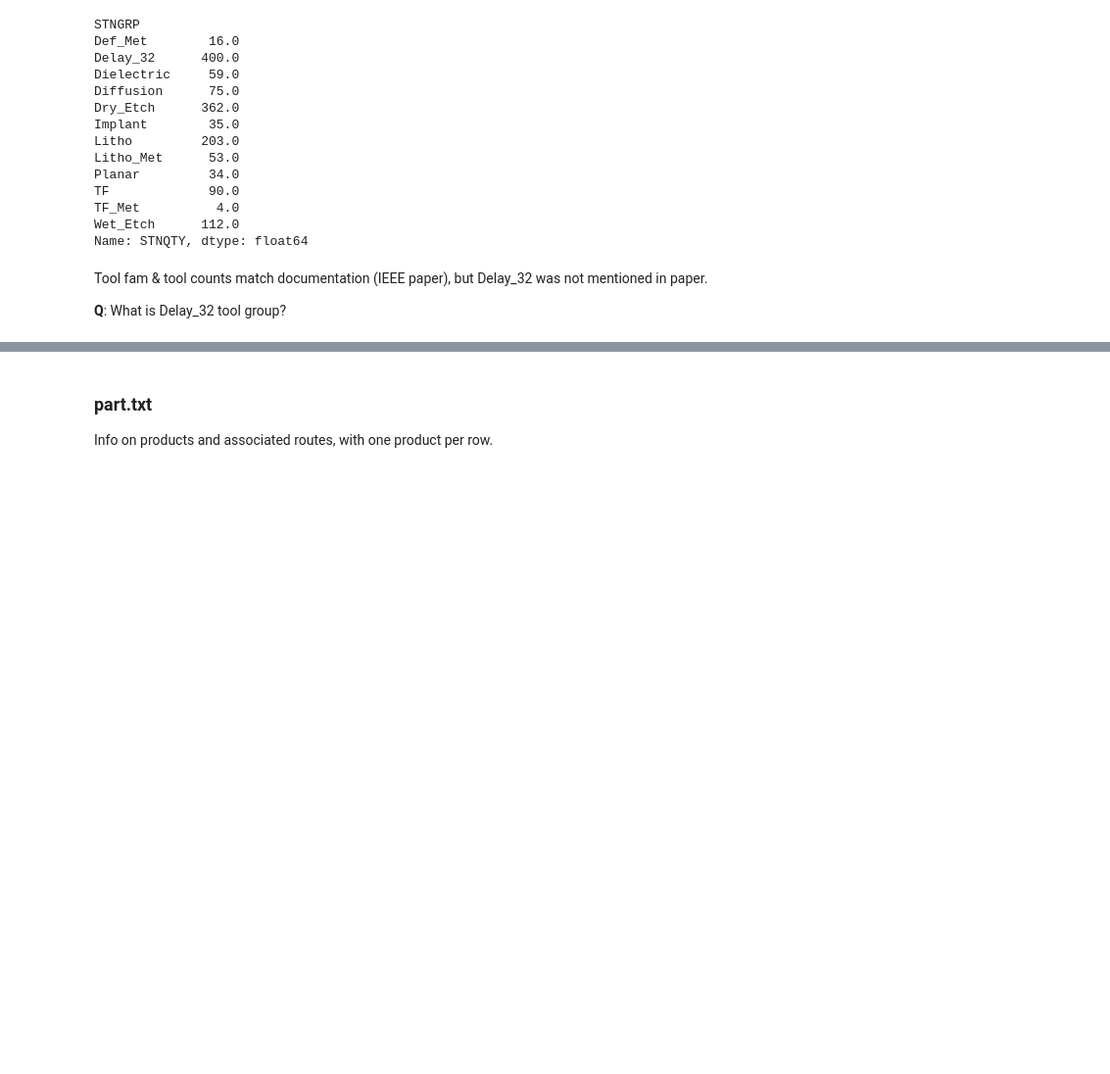
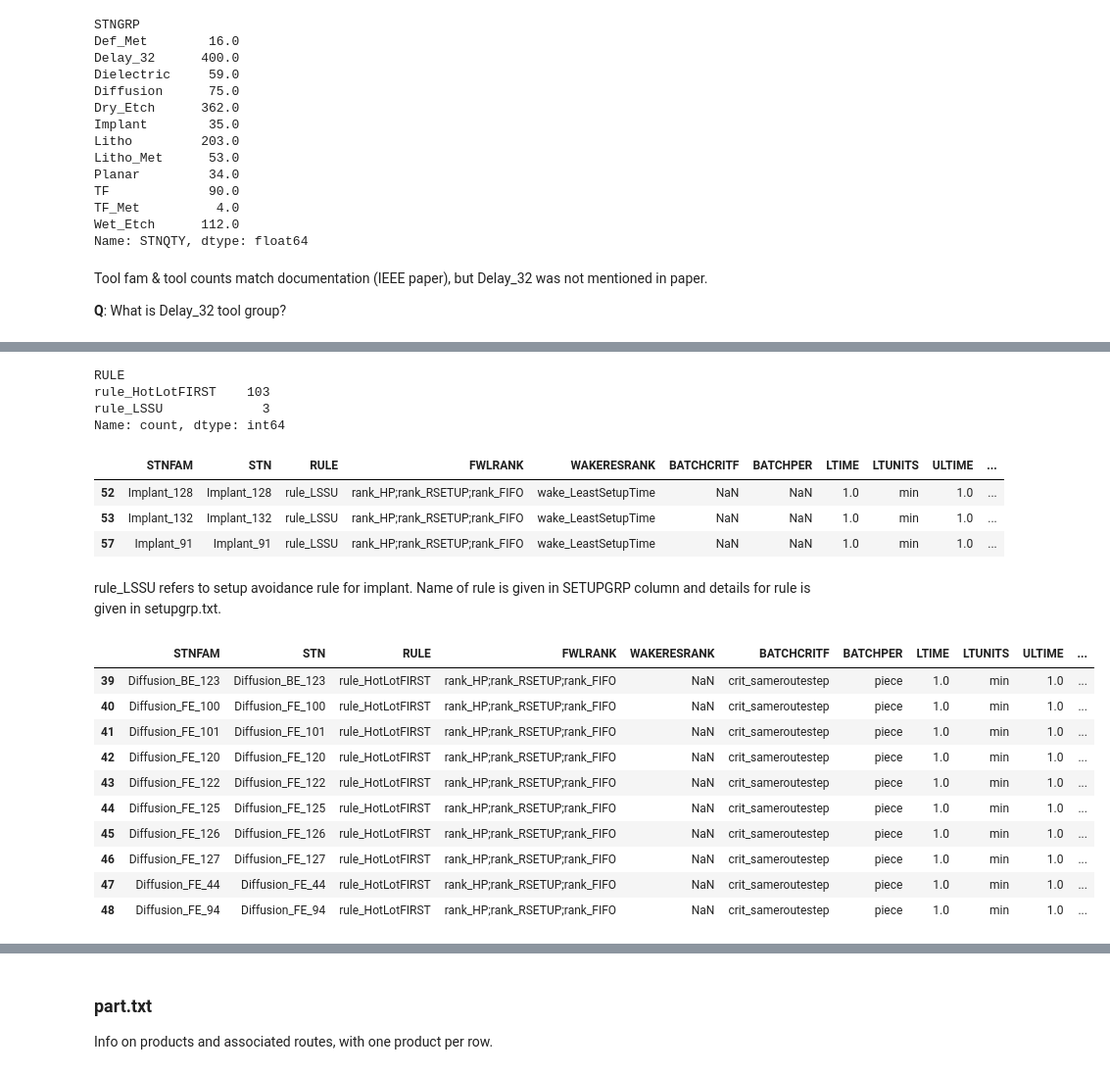
Before and after one commit to kathyxiong/PySCFabSim-release, a Jupyter notebook: explore_smt2020.ipynb, the cells around one changed output, grey strips where cells are left out. Shown at 98% size. Cells and saved outputs as stored; diff of their text form; code cells hidden in the pictures; blank space fills up the shorter version.

```diff
--- a/explore_smt2020.ipynb
+++ b/explore_smt2020.ipynb
@@ -165,0 +212,30 @@ Tool fam & tool counts match documentation (IEEE paper), but Delay_32 was not me
+# %%
+tool["RULE"].value_counts()
+# %% [output]
+RULE
+rule_HotLotFIRST    103
+rule_LSSU             3
+Name: count, dtype: int64
+# %%
+tool.loc[tool["RULE"] == "rule_LSSU"]
+# %% [output]
+|  | STNFAM | STN | RULE | FWLRANK | WAKERESRANK | BATCHCRITF | BATCHPER | LTIME | LTUNITS | ULTIME | ... |
+| 52 | Implant_128 | Implant_128 | rule_LSSU | rank_HP;rank_RSETUP;rank_FIFO | wake_LeastSetupTime | NaN | NaN | 1.0 | min | 1.0 | ... |
+| 53 | Implant_132 | Implant_132 | rule_LSSU | rank_HP;rank_RSETUP;rank_FIFO | wake_LeastSetupTime | NaN | NaN | 1.0 | min | 1.0 | ... |
+| 57 | Implant_91 | Implant_91 | rule_LSSU | rank_HP;rank_RSETUP;rank_FIFO | wake_LeastSetupTime | NaN | NaN | 1.0 | min | 1.0 | ... |
+# %% [markdown]
+rule_LSSU refers to setup avoidance rule for implant. Name of rule is given in SETUPGRP column and details for rule is given in setupgrp.txt.
+# %%
+tool.loc[~tool["BATCHPER"].isna()]
+# %% [output]
+|  | STNFAM | STN | RULE | FWLRANK | WAKERESRANK | BATCHCRITF | BATCHPER | LTIME | LTUNITS | ULTIME | ... |
+| 39 | Diffusion_BE_123 | Diffusion_BE_123 | rule_HotLotFIRST | rank_HP;rank_RSETUP;rank_FIFO | NaN | crit_sameroutestep | piece | 1.0 | min | 1.0 | ... |
+| 40 | Diffusion_FE_100 | Diffusion_FE_100 | rule_HotLotFIRST | rank_HP;rank_RSETUP;rank_FIFO | NaN | crit_sameroutestep | piece | 1.0 | min | 1.0 | ... |
+| 41 | Diffusion_FE_101 | Diffusion_FE_101 | rule_HotLotFIRST | rank_HP;rank_RSETUP;rank_FIFO | NaN | crit_sameroutestep | piece | 1.0 | min | 1.0 | ... |
+| 42 | Diffusion_FE_120 | Diffusion_FE_120 | rule_HotLotFIRST | rank_HP;rank_RSETUP;rank_FIFO | NaN | crit_sameroutestep | piece | 1.0 | min | 1.0 | ... |
+| 43 | Diffusion_FE_122 | Diffusion_FE_122 | rule_HotLotFIRST | rank_HP;rank_RSETUP;rank_FIFO | NaN | crit_sameroutestep | piece | 1.0 | min | 1.0 | ... |
+| 44 | Diffusion_FE_125 | Diffusion_FE_125 | rule_HotLotFIRST | rank_HP;rank_RSETUP;rank_FIFO | NaN | crit_sameroutestep | piece | 1.0 | min | 1.0 | ... |
+| 45 | Diffusion_FE_126 | Diffusion_FE_126 | rule_HotLotFIRST | rank_HP;rank_RSETUP;rank_FIFO | NaN | crit_sameroutestep | piece | 1.0 | min | 1.0 | ... |
+| 46 | Diffusion_FE_127 | Diffusion_FE_127 | rule_HotLotFIRST | rank_HP;rank_RSETUP;rank_FIFO | NaN | crit_sameroutestep | piece | 1.0 | min | 1.0 | ... |
+| 47 | Diffusion_FE_44 | Diffusion_FE_44 | rule_HotLotFIRST | rank_HP;rank_RSETUP;rank_FIFO | NaN | crit_sameroutestep | piece | 1.0 | min | 1.0 | ... |
+| 48 | Diffusion_FE_94 | Diffusion_FE_94 | rule_HotLotFIRST | rank_HP;rank_RSETUP;rank_FIFO | NaN | crit_sameroutestep | piece | 1.0 | min | 1.0 | ... |
```
Also changed, not shown: parts of 41 cells of this notebook.
